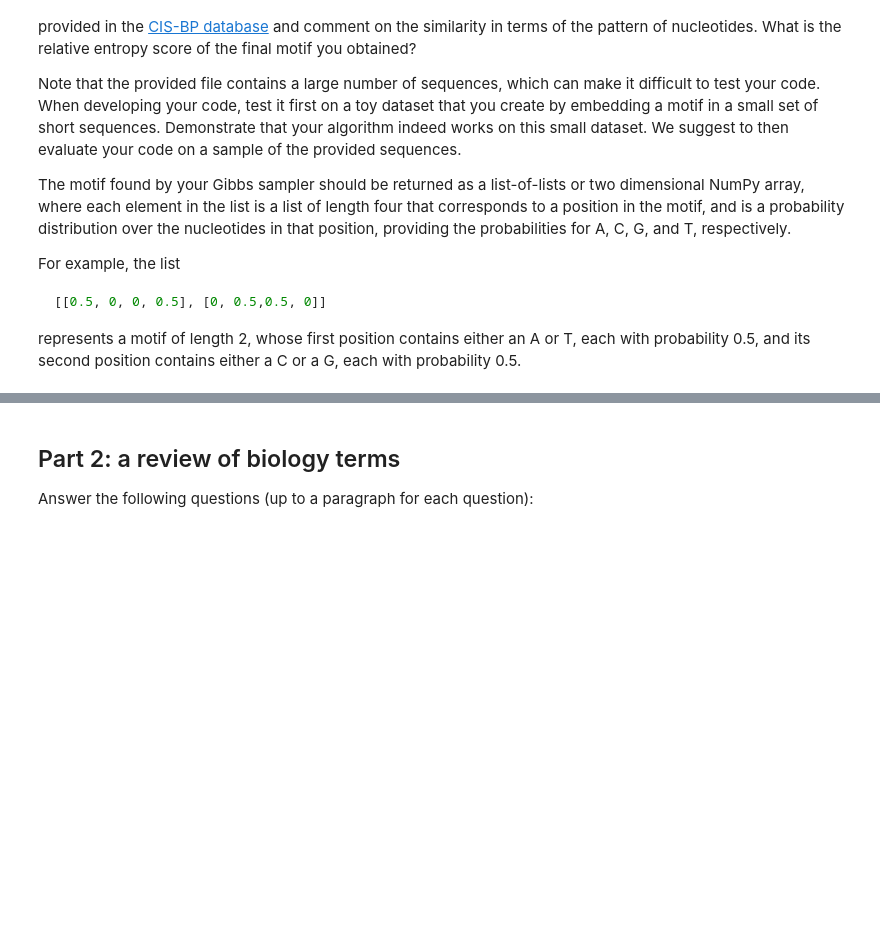
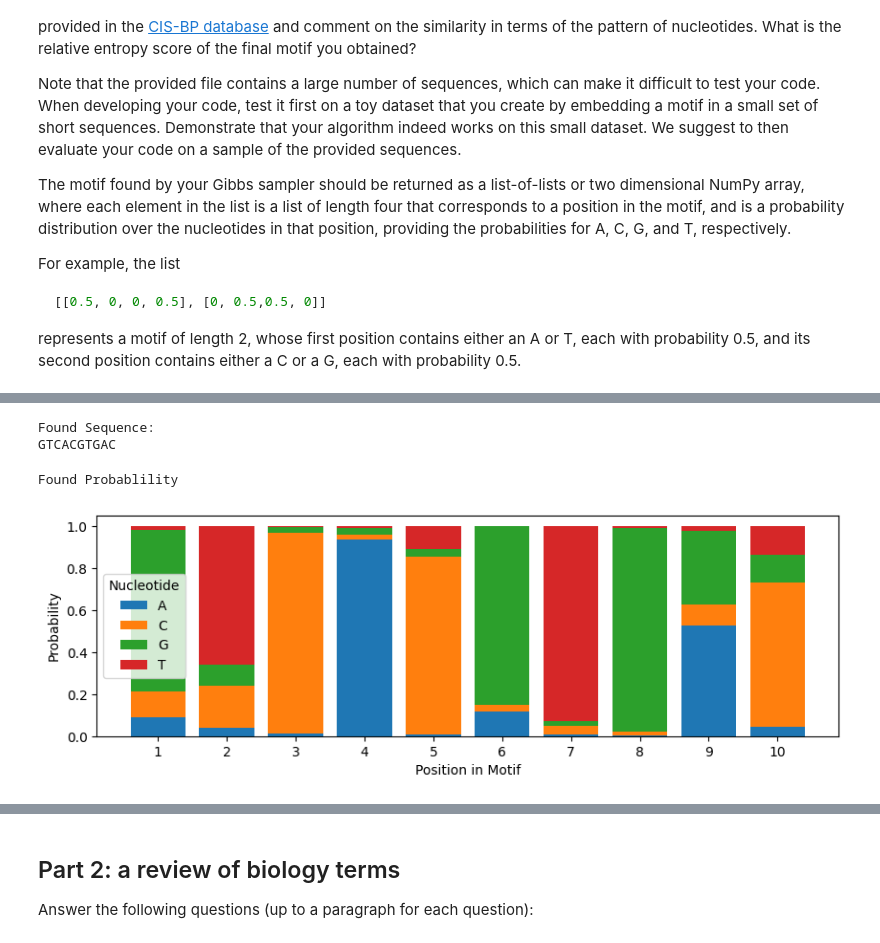
Before and after one commit to Formanj-0/CS525-Bioinformatics, a Jupyter notebook: assignment2_motif_finding.ipynb, the cells around one changed output, grey strips where cells are left out. Drawn from its saved outputs; the diff is of its cells as text; code cells hidden in the pictures; blank space fills up the shorter version.

```diff
--- a/assignment2_motif_finding.ipynb
+++ b/assignment2_motif_finding.ipynb
@@ -35,0 +251,20 @@ def gibbs_motif(file_name, length, iterations) :
+# %%
+seq = []
+for _ in range(1):
+    motif = gibbs_motif(fasta_path, 10, 10000)
+
+    found_seq = convert_motif_to_seq(motif)
+    seq.append(found_seq)
+
+print('Found Sequence: ')
+for seq in seq:
+    print(seq)
+# %% [output]
+Found Sequence:
+GTCACGTGAC
+# %%
+print('Found Probablility')
+display_logo(motif)
+# %% [output]
+Found Probablility
+[figure, added]
```
Also changed, not shown: parts of 10 cells of this notebook, 5 other files.
